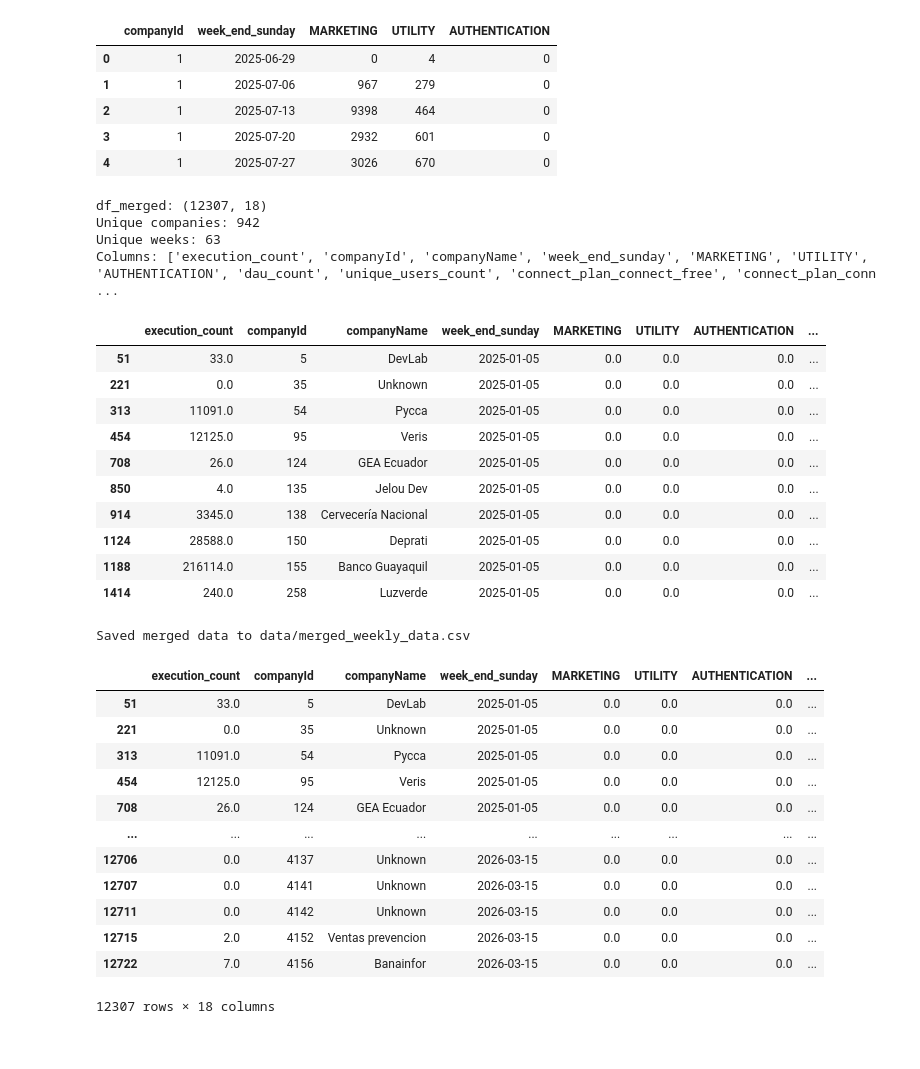
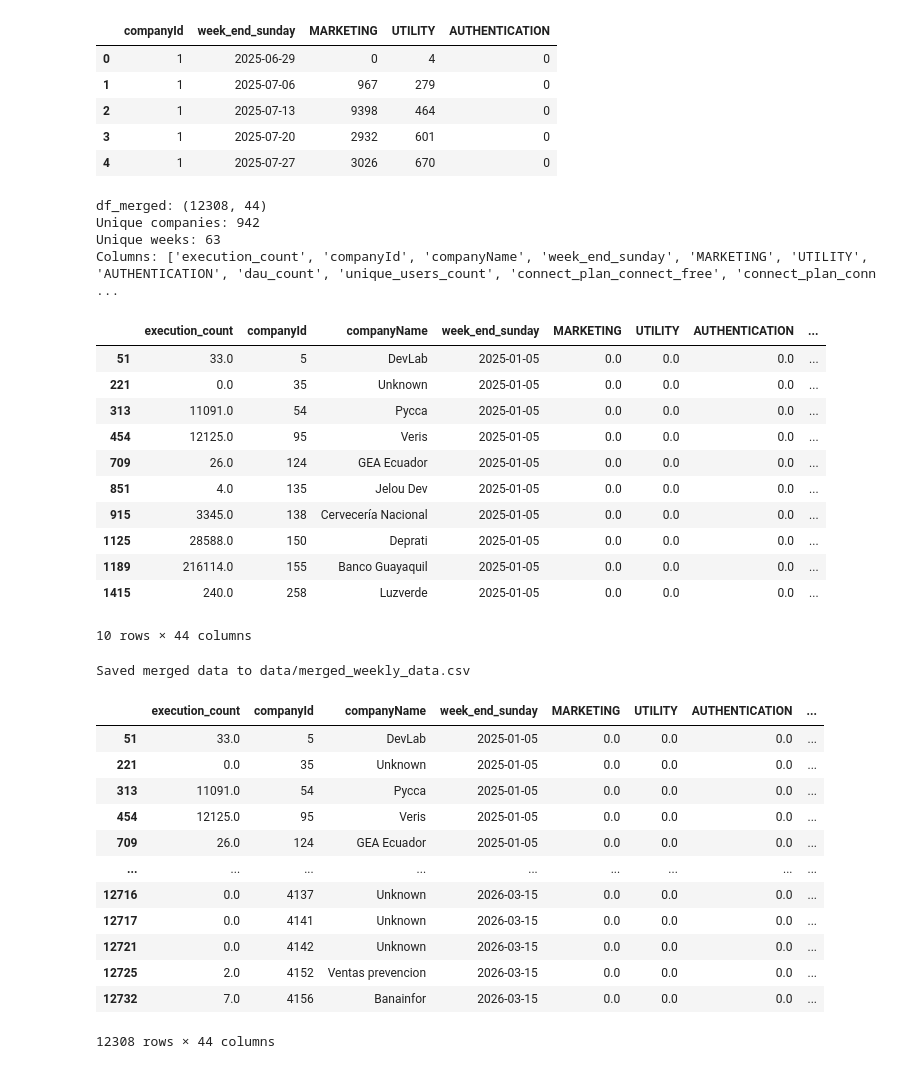
Before and after one commit to stefanojelou/health-dashboard, a Jupyter notebook: salud_cuentas.ipynb, the cells around one changed output. Drawn from its saved outputs; the diff is of its cells as text; code cells hidden in the pictures.

```diff
--- a/salud_cuentas.ipynb
+++ b/salud_cuentas.ipynb
@@ -17,6 +17,23 @@ except FileNotFoundError:
         columns=['companyId', 'companyName', 'week_end_sunday', 'stepName', 'status', 'kyc_steps_count']
     )
 
+# Weekly metrics for government entity checks + HIL exported from identity
+try:
+    df_kyc_hil_gov = pd.read_csv('data/kyc_hil_government_weekly.csv')
+except FileNotFoundError:
+    df_kyc_hil_gov = pd.DataFrame(
+        columns=[
+            'companyId',
+            'companyName',
+            'week_end_sunday',
+            'kyc_sessions_total',
+            'kyc_gov_entity_queries',
+            'kyc_hil_sessions',
+            'kyc_hil_approved',
+            'kyc_hil_disapproved',
+        ]
+    )
+
 print("df_billing:", df_billing.shape)
 print(df_billing.head())
 print("\ndf_dau:", df_dau.shape)
@@ -29,6 +46,8 @@ print("\ndf_connect:", df_connect.shape)
 print(df_connect.head())
 print("\ndf_kyc:", df_kyc.shape)
 print(df_kyc.head())
+print("\ndf_kyc_hil_gov:", df_kyc_hil_gov.shape)
+print(df_kyc_hil_gov.head())
 # %% [output]
 df_billing: (5704, 5)
    companyId week_end_sunday conversationType  event_count  billable_count
@@ -50,6 +69,6 @@ df_dau: (7131, 4)
 # %%
 # Normalize weekly keys and billing categories
-for _df in [df_billing, df_dau, df_workflow, df_connect, df_kyc]:
+for _df in [df_billing, df_dau, df_workflow, df_connect, df_kyc, df_kyc_hil_gov]:
     if 'week_end_sunday' in _df.columns:
         _df['week_end_sunday'] = pd.to_datetime(_df['week_end_sunday']).dt.strftime('%Y-%m-%d')
 
@@ -158,6 +177,29 @@ else:
         ]
     )
 
+# Normalize and aggregate company-week HIL/government metrics
+hil_gov_numeric_cols = [
+    'kyc_sessions_total',
+    'kyc_gov_entity_queries',
+    'kyc_hil_sessions',
+    'kyc_hil_approved',
+    'kyc_hil_disapproved',
+]
+for col in hil_gov_numeric_cols:
+    if col in df_kyc_hil_gov.columns:
+        df_kyc_hil_gov[col] = pd.to_numeric(df_kyc_hil_gov[col], errors='coerce').fillna(0)
+
+if not df_kyc_hil_gov.empty:
+    df_kyc_hil_gov = (
+        df_kyc_hil_gov
+        .groupby(['companyId', 'week_end_sunday'], as_index=False)[hil_gov_numeric_cols]
+        .sum()
+    )
+else:
+    df_kyc_hil_gov = pd.DataFrame(
+        columns=['companyId', 'week_end_sunday'] + hil_gov_numeric_cols
+    )
+
 # Merge MARKETING_LITE into MARKETING
 if 'conversationType' in df_billing.columns:
     df_billing['conversationType'] = df_billing['conversationType'].replace({
@@ -202,6 +244,7 @@ df_merged = df_workflow.merge(df_billing_pivot, on=company_keys, how='outer')
 df_merged = df_merged.merge(df_dau, on=company_keys, how='outer')
 df_merged = df_merged.merge(df_connect, on=company_keys, how='outer')
 df_merged = df_merged.merge(df_kyc, on=company_keys, how='outer')
+df_merged = df_merged.merge(df_kyc_hil_gov, on=company_keys, how='outer')
 
 # Join weekly signup totals to all company rows in the same week
 # (app should aggregate signups from unique week rows to avoid double-counting)
@@ -226,40 +269,41 @@ numeric_cols = [
     'connect_licenses', 'signups', 'self_service', 'enterprise', 'other_plans'
 ] + plan_cols + kyc_cols
 for col in numeric_cols:
     if col in df_merged.columns:
         df_merged[col] = pd.to_numeric(df_merged[col], errors='coerce').fillna(0)
 
 # Keep companyName stable where available
 if 'companyName' in df_merged.columns:
     df_merged['companyName'] = df_merged['companyName'].fillna('Unknown')
 
 if 'connect_plan_list' in df_merged.columns:
     df_merged['connect_plan_list'] = df_merged['connect_plan_list'].fillna('')
 
 # Sort for downstream charting
 df_merged = df_merged.sort_values(['week_end_sunday', 'companyId'])
 
 print("df_merged:", df_merged.shape)
 print(f"Unique companies: {df_merged['companyId'].nunique()}")
 print(f"Unique weeks: {df_merged['week_end_sunday'].nunique()}")
 print("Columns:", df_merged.columns.tolist())
 df_merged.head(10)
 # %% [output]
-df_merged: (12307, 18)
+df_merged: (12308, 44)
 Unique companies: 942
 Unique weeks: 63
 Columns: ['execution_count', 'companyId', 'companyName', 'week_end_sunday', 'MARKETING', 'UTILITY', 'AUTHENTICATION', 'dau_count', 'unique_users_count', 'connect_plan_connect_free', 'connect_plan_conn ...
 |  | execution_count | companyId | companyName | week_end_sunday | MARKETING | UTILITY | AUTHENTICATION | ... |
 | 51 | 33.0 | 5 | DevLab | 2025-01-05 | 0.0 | 0.0 | 0.0 | ... |
 | 221 | 0.0 | 35 | Unknown | 2025-01-05 | 0.0 | 0.0 | 0.0 | ... |
 | 313 | 11091.0 | 54 | Pycca | 2025-01-05 | 0.0 | 0.0 | 0.0 | ... |
 | 454 | 12125.0 | 95 | Veris | 2025-01-05 | 0.0 | 0.0 | 0.0 | ... |
-| 708 | 26.0 | 124 | GEA Ecuador | 2025-01-05 | 0.0 | 0.0 | 0.0 | ... |
-| 850 | 4.0 | 135 | Jelou Dev | 2025-01-05 | 0.0 | 0.0 | 0.0 | ... |
-| 914 | 3345.0 | 138 | Cervecería Nacional | 2025-01-05 | 0.0 | 0.0 | 0.0 | ... |
-| 1124 | 28588.0 | 150 | Deprati | 2025-01-05 | 0.0 | 0.0 | 0.0 | ... |
-| 1188 | 216114.0 | 155 | Banco Guayaquil | 2025-01-05 | 0.0 | 0.0 | 0.0 | ... |
-| 1414 | 240.0 | 258 | Luzverde | 2025-01-05 | 0.0 | 0.0 | 0.0 | ... |
+| 709 | 26.0 | 124 | GEA Ecuador | 2025-01-05 | 0.0 | 0.0 | 0.0 | ... |
+| 851 | 4.0 | 135 | Jelou Dev | 2025-01-05 | 0.0 | 0.0 | 0.0 | ... |
+| 915 | 3345.0 | 138 | Cervecería Nacional | 2025-01-05 | 0.0 | 0.0 | 0.0 | ... |
+| 1125 | 28588.0 | 150 | Deprati | 2025-01-05 | 0.0 | 0.0 | 0.0 | ... |
+| 1189 | 216114.0 | 155 | Banco Guayaquil | 2025-01-05 | 0.0 | 0.0 | 0.0 | ... |
+| 1415 | 240.0 | 258 | Luzverde | 2025-01-05 | 0.0 | 0.0 | 0.0 | ... |
+10 rows × 44 columns
 # %%
 # Save the canonical weekly merged dataframe for Streamlit
 df_merged.to_csv('data/merged_weekly_data.csv', index=False)
@@ -274,11 +318,11 @@ df_merged
 | 221 | 0.0 | 35 | Unknown | 2025-01-05 | 0.0 | 0.0 | 0.0 | ... |
 | 313 | 11091.0 | 54 | Pycca | 2025-01-05 | 0.0 | 0.0 | 0.0 | ... |
 | 454 | 12125.0 | 95 | Veris | 2025-01-05 | 0.0 | 0.0 | 0.0 | ... |
-| 708 | 26.0 | 124 | GEA Ecuador | 2025-01-05 | 0.0 | 0.0 | 0.0 | ... |
+| 709 | 26.0 | 124 | GEA Ecuador | 2025-01-05 | 0.0 | 0.0 | 0.0 | ... |
 | ... | ... | ... | ... | ... | ... | ... | ... | ... |
-| 12706 | 0.0 | 4137 | Unknown | 2026-03-15 | 0.0 | 0.0 | 0.0 | ... |
-| 12707 | 0.0 | 4141 | Unknown | 2026-03-15 | 0.0 | 0.0 | 0.0 | ... |
-| 12711 | 0.0 | 4142 | Unknown | 2026-03-15 | 0.0 | 0.0 | 0.0 | ... |
-| 12715 | 2.0 | 4152 | Ventas prevencion | 2026-03-15 | 0.0 | 0.0 | 0.0 | ... |
-| 12722 | 7.0 | 4156 | Banainfor | 2026-03-15 | 0.0 | 0.0 | 0.0 | ... |
+| 12716 | 0.0 | 4137 | Unknown | 2026-03-15 | 0.0 | 0.0 | 0.0 | ... |
+| 12717 | 0.0 | 4141 | Unknown | 2026-03-15 | 0.0 | 0.0 | 0.0 | ... |
+| 12721 | 0.0 | 4142 | Unknown | 2026-03-15 | 0.0 | 0.0 | 0.0 | ... |
+| 12725 | 2.0 | 4152 | Ventas prevencion | 2026-03-15 | 0.0 | 0.0 | 0.0 | ... |
+| 12732 | 7.0 | 4156 | Banainfor | 2026-03-15 | 0.0 | 0.0 | 0.0 | ... |
-12307 rows × 18 columns
+12308 rows × 44 columns
```
Also changed, not shown: parts of 1 cell of this notebook, 4 other files.
